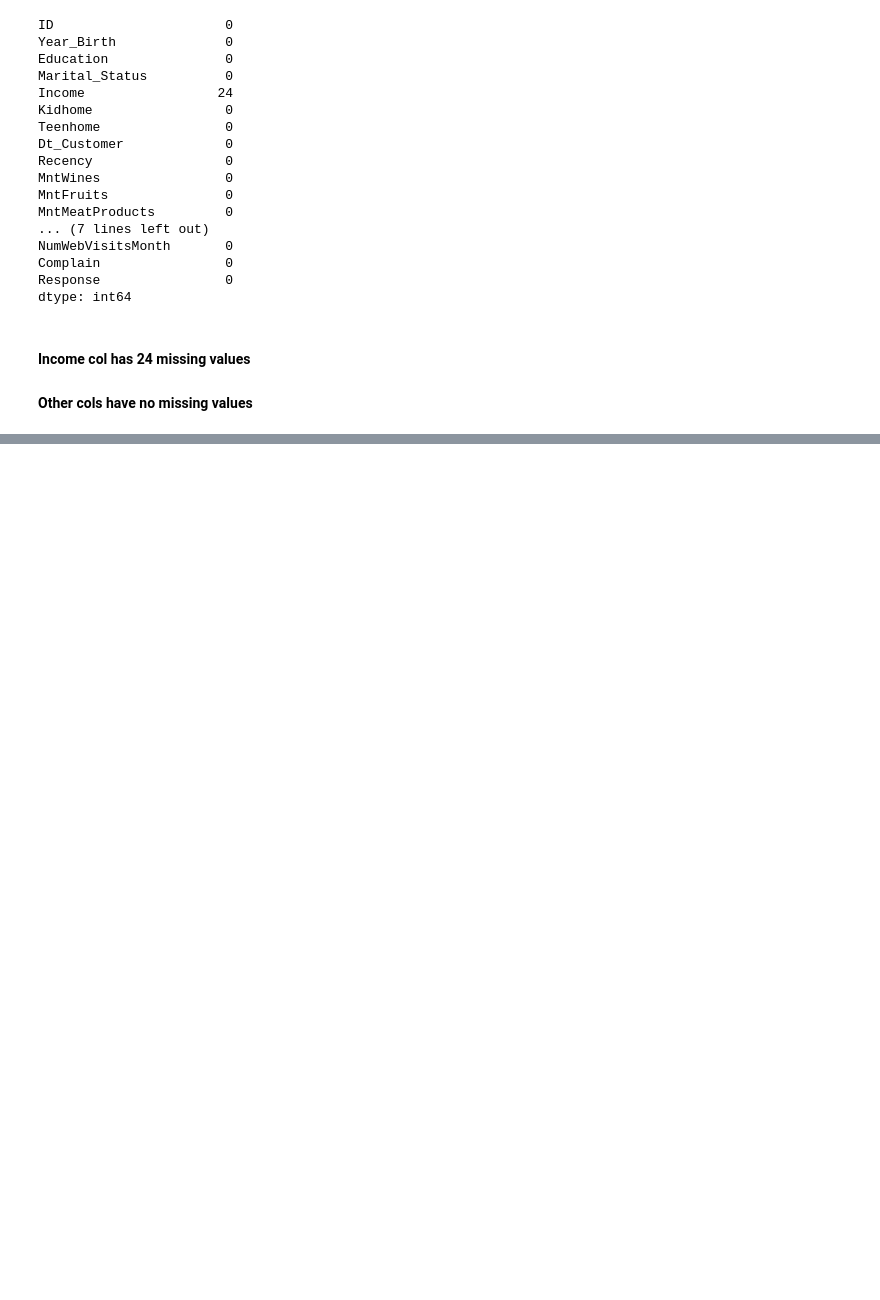
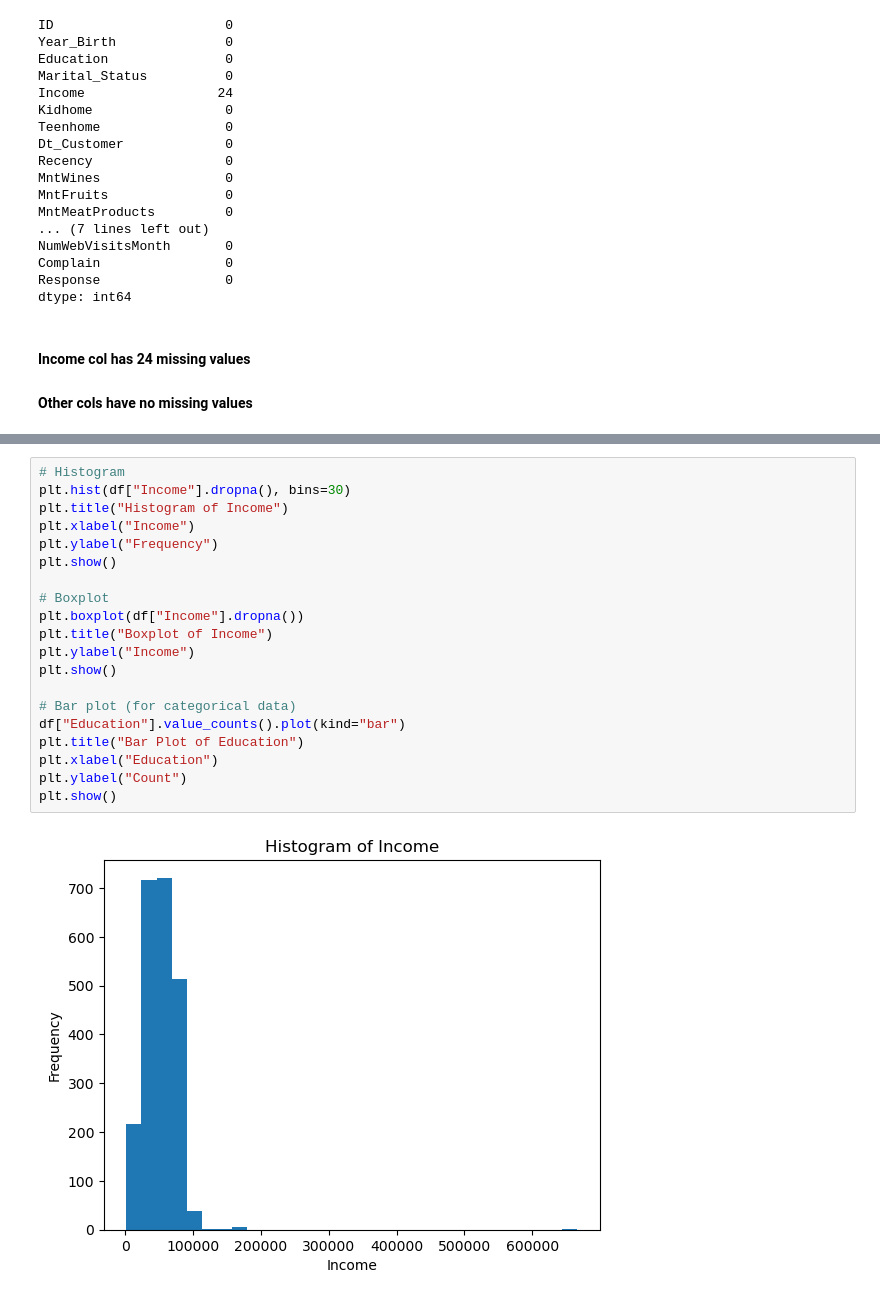
Before and after one commit to dilliram-code/Smart-cart-clustering-system, a Jupyter notebook: Data_cleaning/smart_cart_clustering.ipynb, the cells around one changed output, grey strips where cells are left out. Drawn from its saved outputs; the diff is of its cells as text; blank space fills up the shorter version.

```diff
--- a/Data_cleaning/smart_cart_clustering.ipynb
+++ b/Data_cleaning/smart_cart_clustering.ipynb
@@ -80,0 +102,22 @@ dtype: int64
+# %%
+# Histogram
+plt.hist(df["Income"].dropna(), bins=30)
+plt.title("Histogram of Income")
+plt.xlabel("Income")
+plt.ylabel("Frequency")
+plt.show()
+
+# Boxplot
+plt.boxplot(df["Income"].dropna())
+plt.title("Boxplot of Income")
+plt.ylabel("Income")
+plt.show()
+
+# Bar plot (for categorical data)
+df["Education"].value_counts().plot(kind="bar")
+plt.title("Bar Plot of Education")
+plt.xlabel("Education")
+plt.ylabel("Count")
+plt.show()
+# %% [output]
+[figure, added]
```
Also changed, not shown: parts of 3 cells of this notebook.
